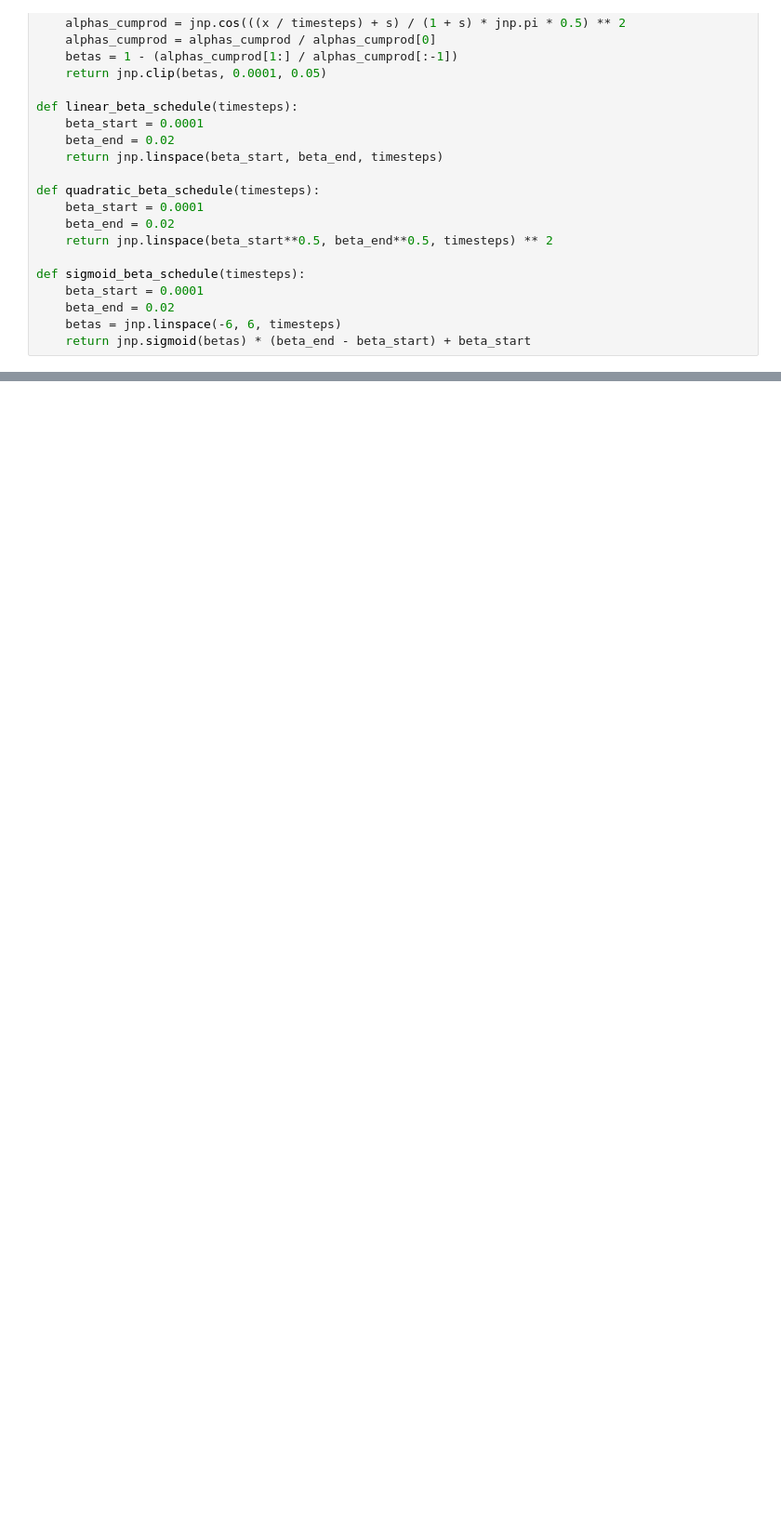
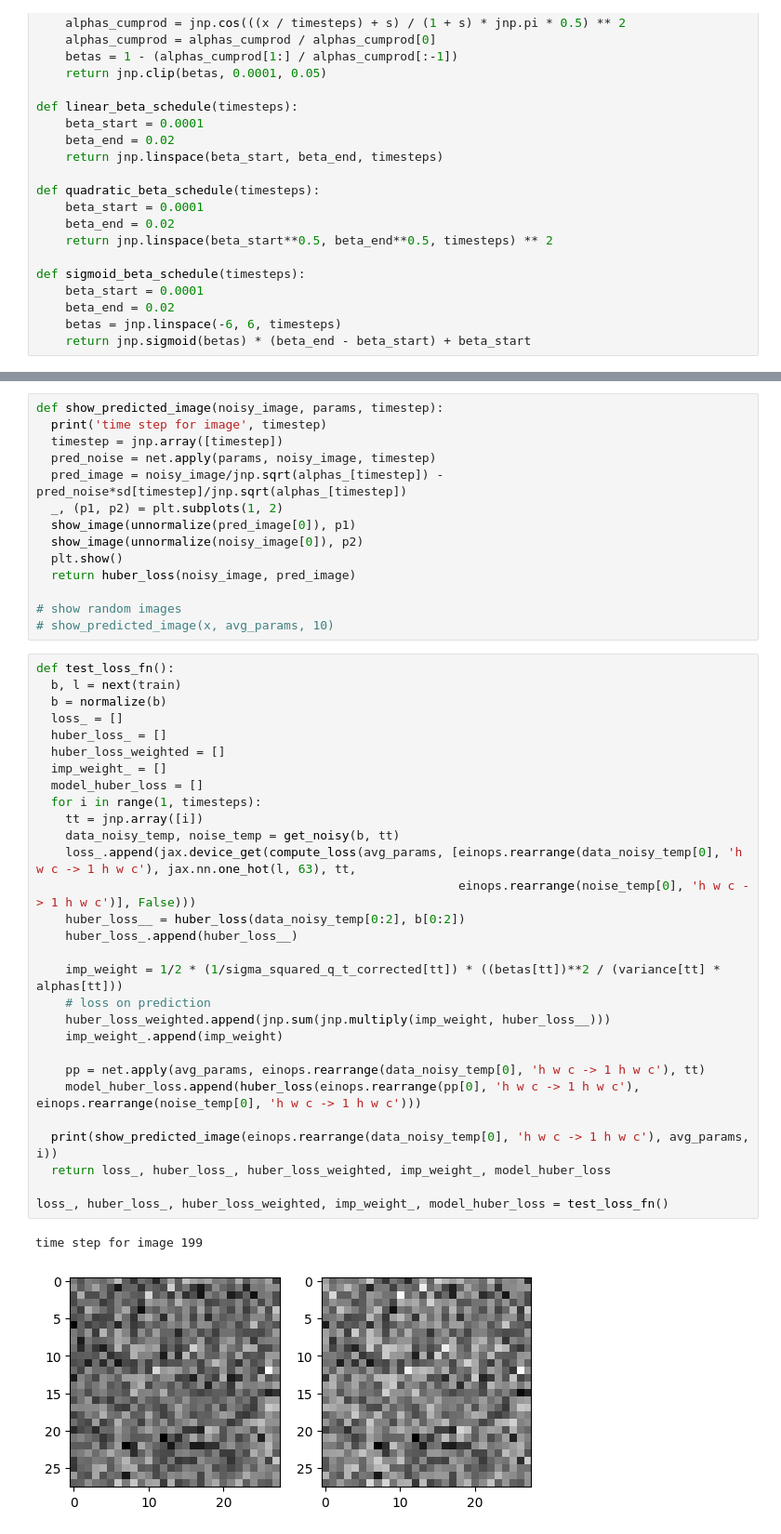
Before and after one commit to varun-ml/diffusion-models-tutorial, a Jupyter notebook: 5.EMNIST.diffusion_model.ipynb, the cells around one changed output, grey strips where cells are left out. Shown at 93% size. Cells and saved outputs as stored; diff of their text form; blank space fills up the shorter version.

Commit message:
Major update to EMNIST model
minor bug fixes to other scripts

```diff
--- a/5.EMNIST.diffusion_model.ipynb
+++ b/5.EMNIST.diffusion_model.ipynb
@@ -423,0 +463,46 @@ def restore(ckpt_dir):
+# %%
+def show_predicted_image(noisy_image, params, timestep):
+  print('time step for image', timestep)
+  timestep = jnp.array([timestep])
+  pred_noise = net.apply(params, noisy_image, timestep)
+  pred_image = noisy_image/jnp.sqrt(alphas_[timestep]) - pred_noise*sd[timestep]/jnp.sqrt(alphas_[timestep])
+  _, (p1, p2) = plt.subplots(1, 2)
+  show_image(unnormalize(pred_image[0]), p1)
+  show_image(unnormalize(noisy_image[0]), p2)
+  plt.show()
+  return huber_loss(noisy_image, pred_image)
+
+# show random images
+# show_predicted_image(x, avg_params, 10)
+# %%
+def test_loss_fn():
+  b, l = next(train)
+  b = normalize(b)
+  loss_ = []
+  huber_loss_ = []
+  huber_loss_weighted = []
+  imp_weight_ = []
+  model_huber_loss = []
+  for i in range(1, timesteps):
+    tt = jnp.array([i])
+    data_noisy_temp, noise_temp = get_noisy(b, tt)
+    loss_.append(jax.device_get(compute_loss(avg_params, [einops.rearrange(data_noisy_temp[0], 'h w c -> 1 h w c'), jax.nn.one_hot(l, 63), tt,
+                                                          einops.rearrange(noise_temp[0], 'h w c -> 1 h w c')], False)))
+    huber_loss__ = huber_loss(data_noisy_temp[0:2], b[0:2])
+    huber_loss_.append(huber_loss__)
+
+    imp_weight = 1/2 * (1/sigma_squared_q_t_corrected[tt]) * ((betas[tt])**2 / (variance[tt] * alphas[tt]))
+    # loss on prediction
+    huber_loss_weighted.append(jnp.sum(jnp.multiply(imp_weight, huber_loss__)))
+    imp_weight_.append(imp_weight)
+
+    pp = net.apply(avg_params, einops.rearrange(data_noisy_temp[0], 'h w c -> 1 h w c'), tt)
+    model_huber_loss.append(huber_loss(einops.rearrange(pp[0], 'h w c -> 1 h w c'), einops.rearrange(noise_temp[0], 'h w c -> 1 h w c')))
+
+  print(show_predicted_image(einops.rearrange(data_noisy_temp[0], 'h w c -> 1 h w c'), avg_params, i))
+  return loss_, huber_loss_, huber_loss_weighted, imp_weight_, model_huber_loss
+
+loss_, huber_loss_, huber_loss_weighted, imp_weight_, model_huber_loss = test_loss_fn()
+# %% [output]
+time step for image 199
+[figure, added]
```
Also changed, not shown: parts of 40 cells of this notebook, 3 other files.
